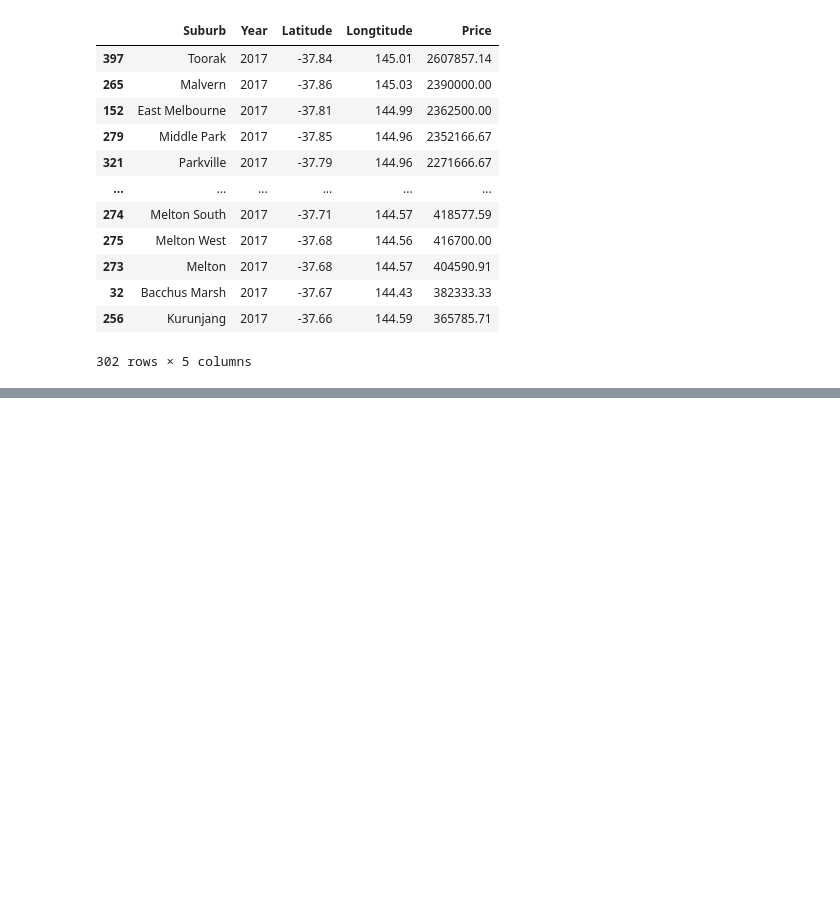
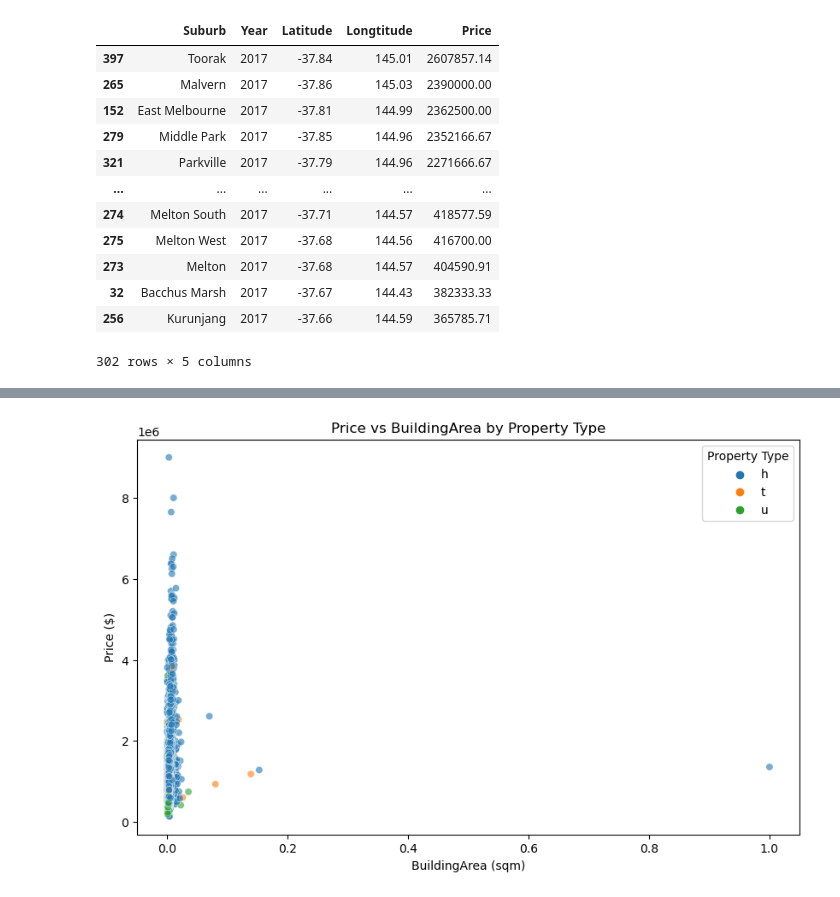
Before and after one commit to Anton0Lee/Project1_grp5, a Jupyter notebook: project1 main codes.ipynb, the cells around one changed output, grey strips where cells are left out. Cells and saved outputs as stored; diff of their text form; code cells hidden in the pictures; blank space fills up the shorter version.

```diff
--- a/project1 main codes.ipynb
+++ b/project1 main codes.ipynb
@@ -289,0 +415,11 @@ round(housing_data_loc_group.sort_values('Price', ascending=False),2)
+# %%
+# Scatter plot of Price vs BuildingArea
+plt.figure(figsize=(10, 6))
+sns.scatterplot(data=scored_df, x='BuildingArea', y='Price', hue='Type', alpha=0.6)
+plt.title('Price vs BuildingArea by Property Type')
+plt.xlabel('BuildingArea (sqm)')
+plt.ylabel('Price ($)')
+plt.legend(title='Property Type')
+plt.show()
+# %% [output]
+[figure, added]
```
Also changed, not shown: parts of 10 cells of this notebook.
